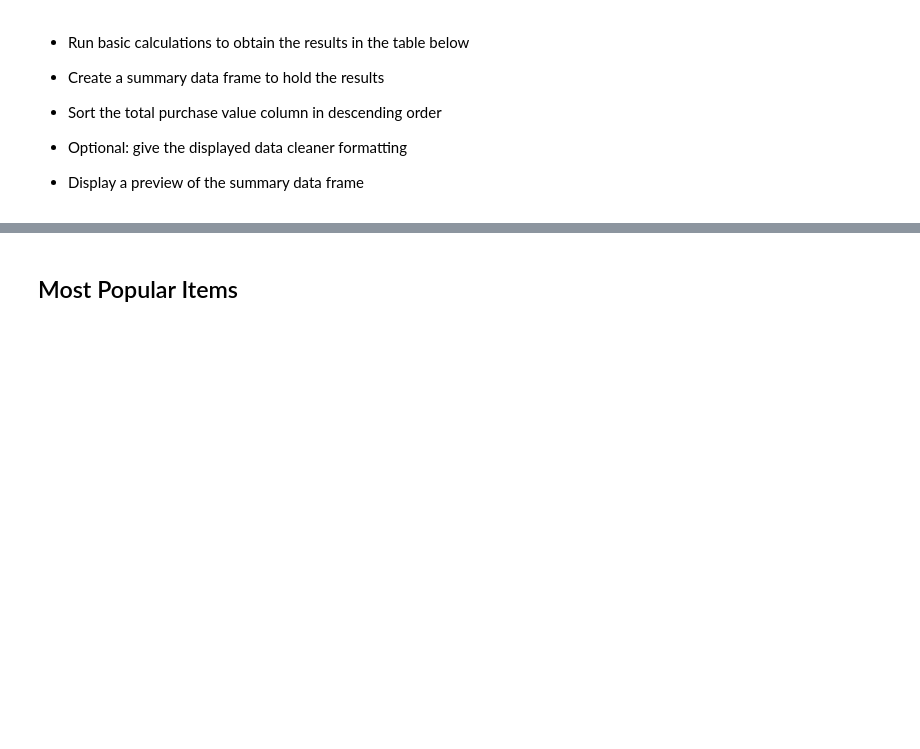
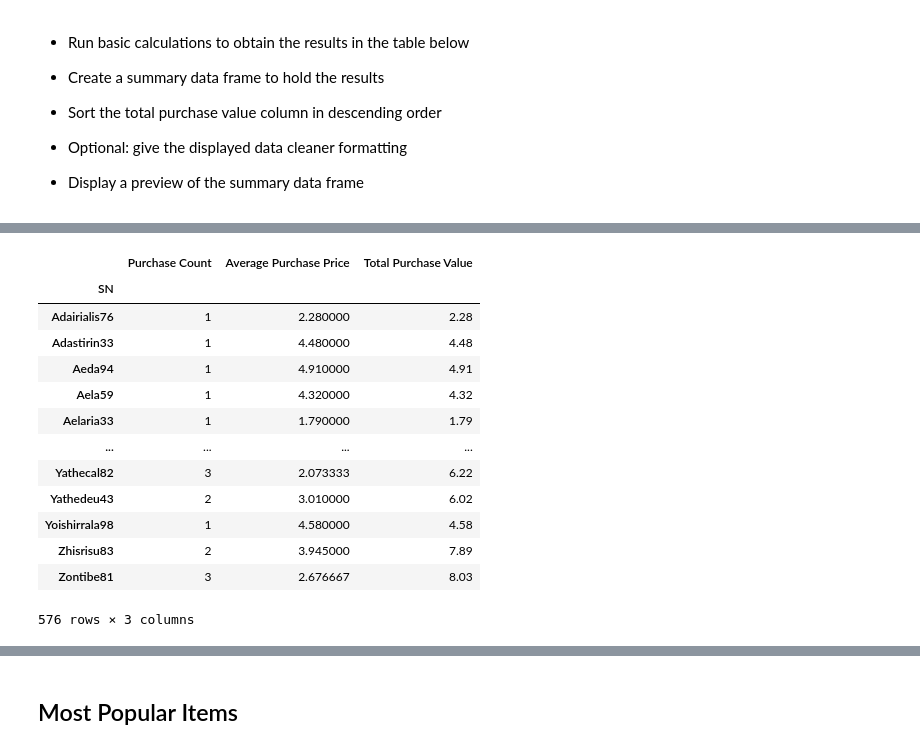
Before and after one commit to jamie-miller-rva/TA_Heroes_of_Pymoli, a Jupyter notebook: HeroesOfPymoli_JCM_Demo.ipynb, the cells around one changed output, grey strips where cells are left out. Saved outputs shown, nothing was run; the diff lists cells and outputs as text; code cells hidden in the pictures; blank space fills up the shorter version.

```diff
--- a/HeroesOfPymoli_JCM_Demo.ipynb
+++ b/HeroesOfPymoli_JCM_Demo.ipynb
@@ -388,0 +576,5 @@ Categories (8, object): [<10 < 10-14 < 15-19 < 20-24 < 25-29 < 30-34 < 35-39 < 4
+# %%
+# calculate total purchases by user (aka "SN" or screen)using groupby with aggregation of sum()
+# keep only the "Price" column and rename using rename method as "Total Purchase Value"
+sn_user_total_purchases = purchase_data.groupby(["SN"]).sum()["Price"].rename("Total Purchase Value")
+sn_user_total_purchases
@@ -388,0 +595,5 @@ Categories (8, object): [<10 < 10-14 < 15-19 < 20-24 < 25-29 < 30-34 < 35-39 < 4
+# %%
+# calculate average purchases by user (aka "SN") using groupby with aggregation of mean()
+# keep only the "Price" colunn and rename using rename method as "Average Purchase Price"
+sn_user_avg_purchase = purchase_data.groupby(["SN"]).mean()["Price"].rename("Average Purchase Price")
+sn_user_avg_purchase
@@ -388,0 +614,5 @@ Categories (8, object): [<10 < 10-14 < 15-19 < 20-24 < 25-29 < 30-34 < 35-39 < 4
+# %%
+# calculate count of purchases by user (aka "SN") using groupby with aggregation of count()
+# keep only the "Price" column and rename using rename method as "Purchase Count"
+sn_user_purchase_count = purchase_data.groupby(["SN"]).count()["Price"].rename("Purchase Count")
+sn_user_purchase_count
@@ -388,0 +633,23 @@ Categories (8, object): [<10 < 10-14 < 15-19 < 20-24 < 25-29 < 30-34 < 35-39 < 4
+# %%
+# create DataFrame for by_screen_name_analysis using Pandas DataFrame method
+by_screen_name_analysis = pd.DataFrame({
+    "Purchase Count": sn_user_purchase_count,
+    "Average Purchase Price": sn_user_avg_purchase,
+    "Total Purchase Value": sn_user_total_purchases
+})
+by_screen_name_analysis
+# %% [output]
+|  | Purchase Count | Average Purchase Price | Total Purchase Value |
+| SN |  |  |  |
+| Adairialis76 | 1 | 2.280000 | 2.28 |
+| Adastirin33 | 1 | 4.480000 | 4.48 |
+| Aeda94 | 1 | 4.910000 | 4.91 |
+| Aela59 | 1 | 4.320000 | 4.32 |
+| Aelaria33 | 1 | 1.790000 | 1.79 |
+| ... | ... | ... | ... |
+| Yathecal82 | 3 | 2.073333 | 6.22 |
+| Yathedeu43 | 2 | 3.010000 | 6.02 |
+| Yoishirrala98 | 1 | 4.580000 | 4.58 |
+| Zhisrisu83 | 2 | 3.945000 | 7.89 |
+| Zontibe81 | 3 | 2.676667 | 8.03 |
+576 rows × 3 columns
```
Also changed, not shown: parts of 30 cells of this notebook.
